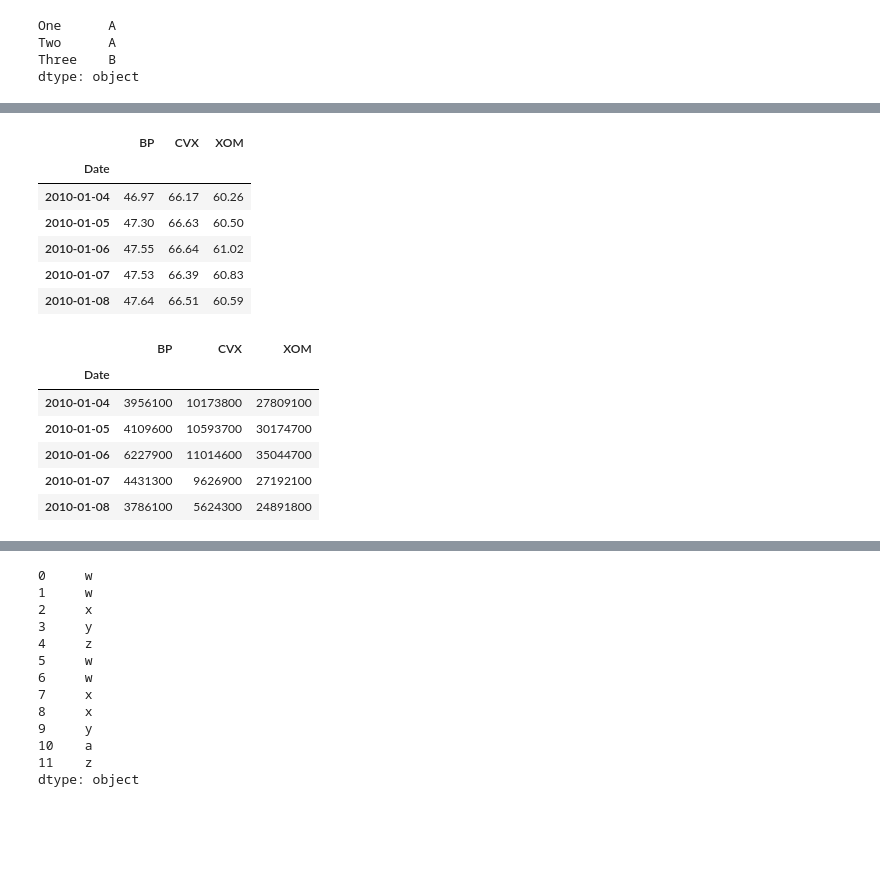
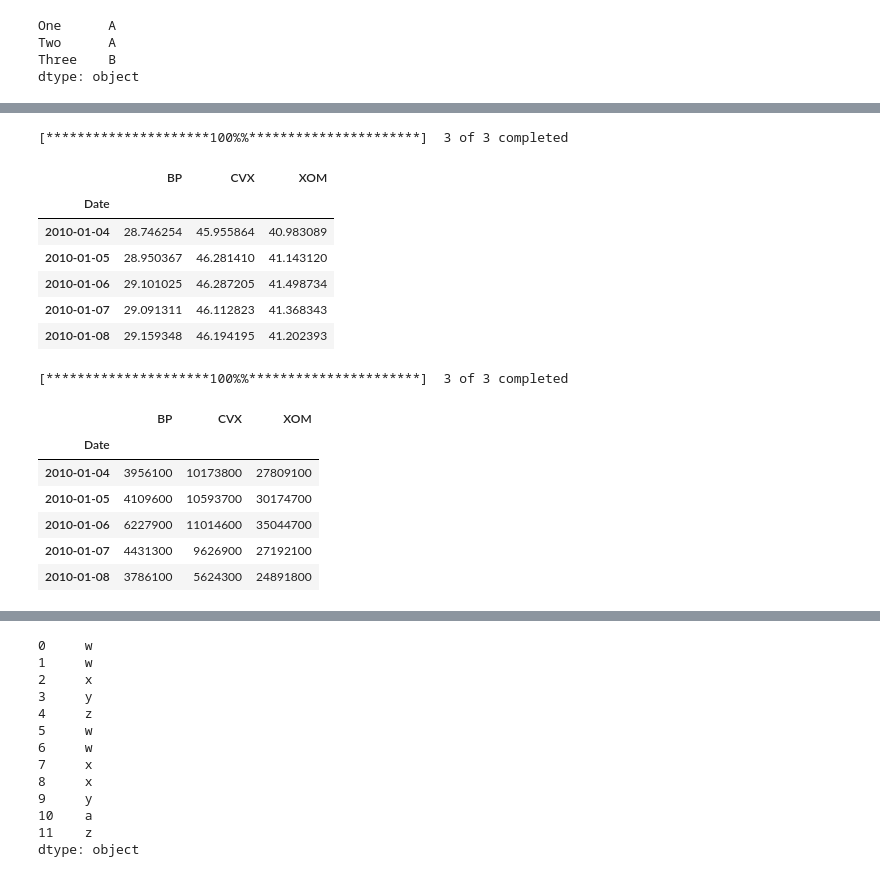
Before and after one commit to Depisdrul/Udemy-notes, a Jupyter notebook: Lec_22_Summary_Statistics.ipynb, the cells around one changed output, grey strips where cells are left out. Cells and saved outputs as stored; diff of their text form; code cells hidden in the pictures; blank space fills up the shorter version.

```diff
--- a/Lec_22_Summary_Statistics.ipynb
+++ b/Lec_22_Summary_Statistics.ipynb
@@ -98,37 +98,47 @@ YouTubeVideo('4EXNedimDMs')
 # %%
 #Now lets check correlation and covariance on some stock prices!
 
 #Pandas can get info off the web
-import pandas.io.data as pdweb
+# import pandas.io.data as pdweb # Not working on python3
+from pandas_datareader import data as pdr # you need to install that first
+import yfinance as yf
+yf.pdr_override()
 
 #Set datetime for date input
 import datetime
 
 #Get the closing prices
+# BP get_data_yahoo seems wrongly used
+# prices = pdweb.get_data_yahoo(['CVX','XOM','BP'],
+#                                start=datetime.datetime(2010, 1, 1),
+#                                end=datetime.datetime(2013, 1, 1))['Adj Close']
 
-prices = pdweb.get_data_yahoo(['CVX','XOM','BP'],
-                               start=datetime.datetime(2010, 1, 1),
-                               end=datetime.datetime(2013, 1, 1))['Adj Close']
+prices = pdr.get_data_yahoo(['CVX','XOM','BP'],
+                               start='2010-01-01',
+                               end='2013-01-01')['Adj Close']
+
 #Show preview
 prices.head()
 # %% [output]
+[*********************100%%**********************]  3 of 3 completed
 |  | BP | CVX | XOM |
 | Date |  |  |  |
-| 2010-01-04 | 46.97 | 66.17 | 60.26 |
-| 2010-01-05 | 47.30 | 66.63 | 60.50 |
-| 2010-01-06 | 47.55 | 66.64 | 61.02 |
-| 2010-01-07 | 47.53 | 66.39 | 60.83 |
-| 2010-01-08 | 47.64 | 66.51 | 60.59 |
+| 2010-01-04 | 28.746254 | 45.955864 | 40.983089 |
+| 2010-01-05 | 28.950367 | 46.281410 | 41.143120 |
+| 2010-01-06 | 29.101025 | 46.287205 | 41.498734 |
+| 2010-01-07 | 29.091311 | 46.112823 | 41.368343 |
+| 2010-01-08 | 29.159348 | 46.194195 | 41.202393 |
 # %%
 #Now lets get the volume trades
 
-volume = pdweb.get_data_yahoo(['CVX','XOM','BP'],
+volume = pdr.get_data_yahoo(['CVX','XOM','BP'],
                                start=datetime.datetime(2010, 1, 1),
                                end=datetime.datetime(2013, 1, 1))['Volume']
 
 #Show preview
 volume.head()
 # %% [output]
+[*********************100%%**********************]  3 of 3 completed
 |  | BP | CVX | XOM |
 | Date |  |  |  |
 | 2010-01-04 | 3956100 | 10173800 | 27809100 |
```
Also changed, not shown: parts of 14 cells of this notebook, 26 other files.
